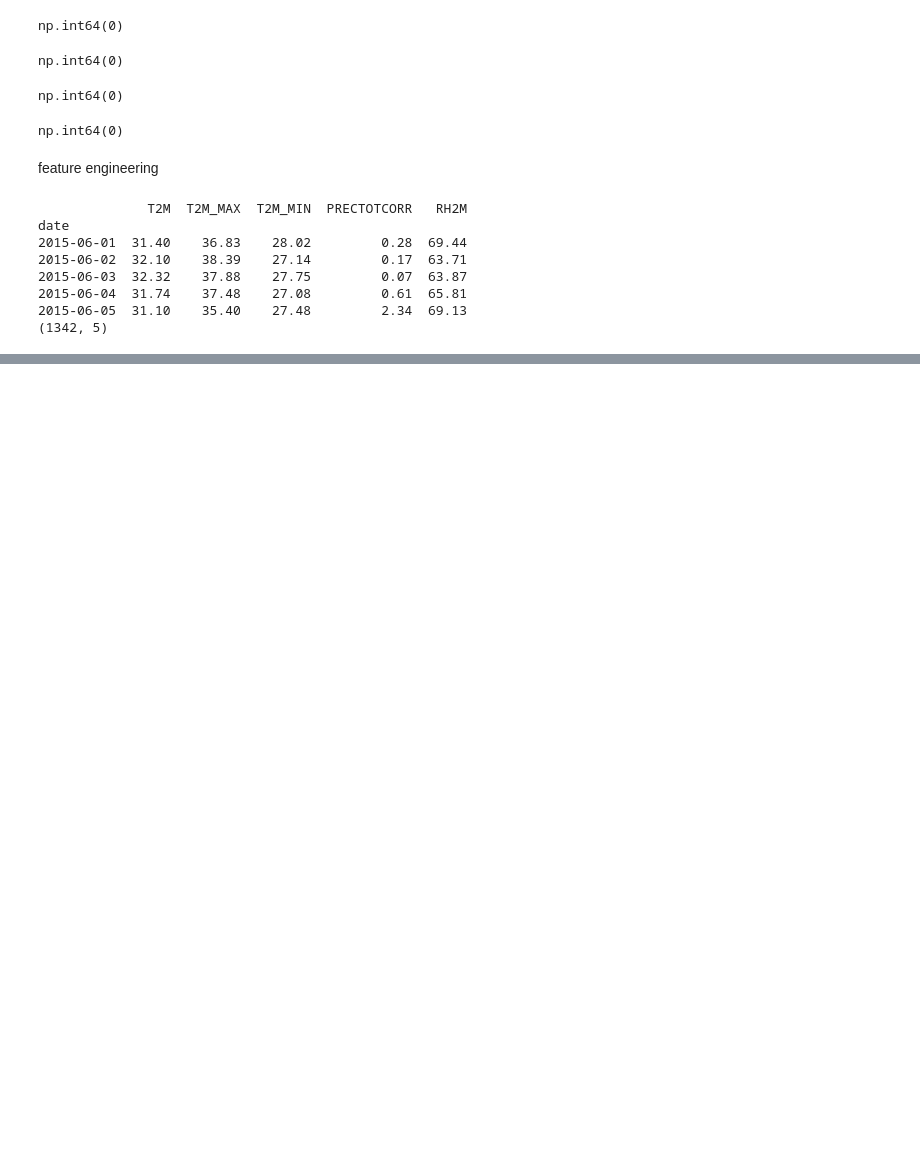
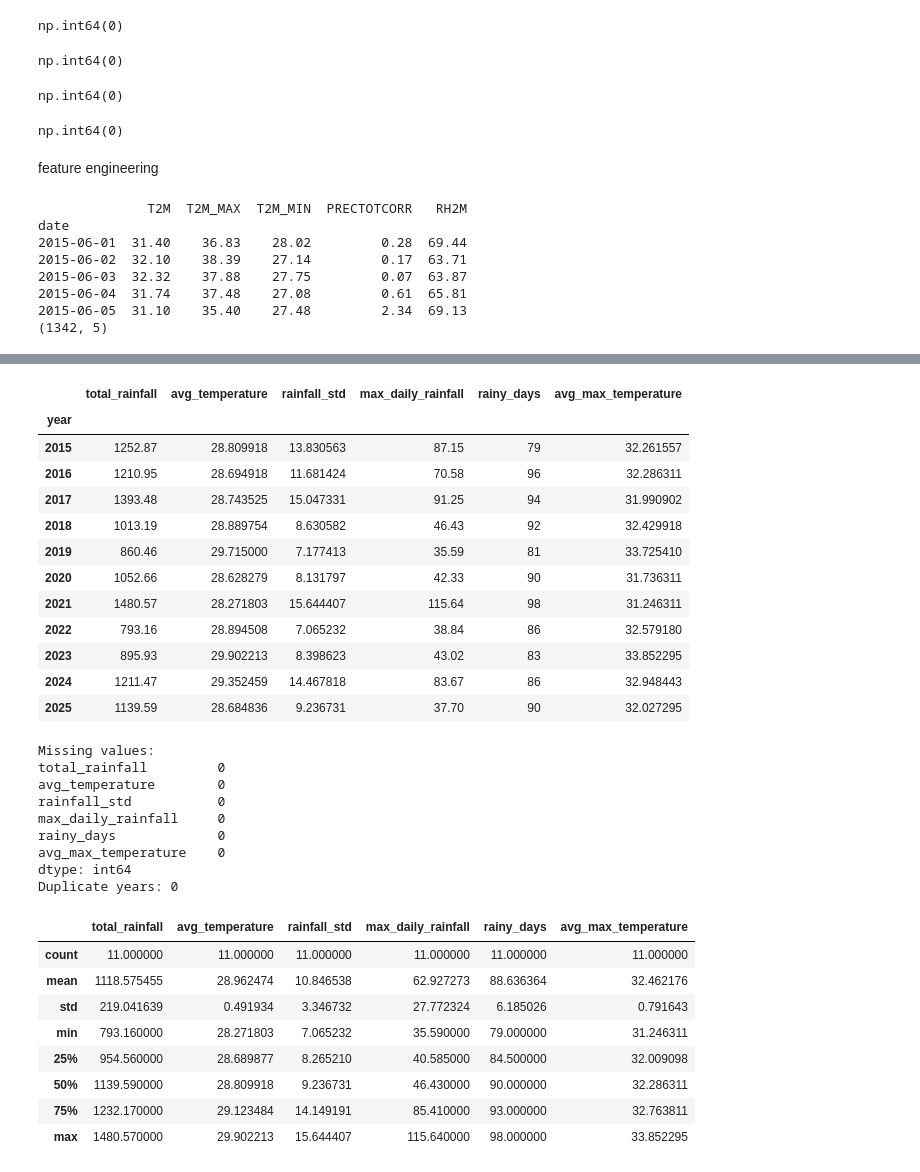
Before and after one commit to Veror245/FieldShift-AI, a Jupyter notebook: backend/ml/notebook/data_exploration.ipynb, the cells around one changed output, grey strips where cells are left out. Cells and saved outputs as stored; diff of their text form; code cells hidden in the pictures; blank space fills up the shorter version.

```diff
--- a/backend/ml/notebook/data_exploration.ipynb
+++ b/backend/ml/notebook/data_exploration.ipynb
@@ -254,0 +327,8 @@ date
+# %%
+max_rainfall = monsoon_data.groupby(
+    monsoon_data.index.year
+)["PRECTOTCORR"].max()
+
+seasonal_features["max_daily_rainfall"] = max_rainfall
+
+print(seasonal_features)
@@ -254,0 +351,8 @@ date
+# %%
+rainy_days = monsoon_data.groupby(
+    monsoon_data.index.year
+)["PRECTOTCORR"].apply(lambda x: (x >= 2.5).sum())
+
+seasonal_features["rainy_days"] = rainy_days
+
+print(seasonal_features)
@@ -254,0 +379,10 @@ date
+# %%
+
+avg_max_temp = monsoon_data.groupby(
+    monsoon_data.index.year
+)["T2M_MAX"].mean()
+
+seasonal_features["avg_max_temperature"] = avg_max_temp
+
+
+print(seasonal_features)
@@ -254,0 +407,45 @@ date
+# %%
+# Display the complete feature dataset
+display(seasonal_features)
+
+# Check missing values
+print("Missing values:")
+print(seasonal_features.isnull().sum())
+
+# Check duplicate years
+print("Duplicate years:", seasonal_features.index.duplicated().sum())
+
+# Get statistical summary
+display(seasonal_features.describe())
+# %% [output]
+|  | total_rainfall | avg_temperature | rainfall_std | max_daily_rainfall | rainy_days | avg_max_temperature |
+| year |  |  |  |  |  |  |
+| 2015 | 1252.87 | 28.809918 | 13.830563 | 87.15 | 79 | 32.261557 |
+| 2016 | 1210.95 | 28.694918 | 11.681424 | 70.58 | 96 | 32.286311 |
+| 2017 | 1393.48 | 28.743525 | 15.047331 | 91.25 | 94 | 31.990902 |
+| 2018 | 1013.19 | 28.889754 | 8.630582 | 46.43 | 92 | 32.429918 |
+| 2019 | 860.46 | 29.715000 | 7.177413 | 35.59 | 81 | 33.725410 |
+| 2020 | 1052.66 | 28.628279 | 8.131797 | 42.33 | 90 | 31.736311 |
+| 2021 | 1480.57 | 28.271803 | 15.644407 | 115.64 | 98 | 31.246311 |
+| 2022 | 793.16 | 28.894508 | 7.065232 | 38.84 | 86 | 32.579180 |
+| 2023 | 895.93 | 29.902213 | 8.398623 | 43.02 | 83 | 33.852295 |
+| 2024 | 1211.47 | 29.352459 | 14.467818 | 83.67 | 86 | 32.948443 |
+| 2025 | 1139.59 | 28.684836 | 9.236731 | 37.70 | 90 | 32.027295 |
+Missing values:
+total_rainfall         0
+avg_temperature        0
+rainfall_std           0
+max_daily_rainfall     0
+rainy_days             0
+avg_max_temperature    0
+dtype: int64
+Duplicate years: 0
+|  | total_rainfall | avg_temperature | rainfall_std | max_daily_rainfall | rainy_days | avg_max_temperature |
+| count | 11.000000 | 11.000000 | 11.000000 | 11.000000 | 11.000000 | 11.000000 |
+| mean | 1118.575455 | 28.962474 | 10.846538 | 62.927273 | 88.636364 | 32.462176 |
+| std | 219.041639 | 0.491934 | 3.346732 | 27.772324 | 6.185026 | 0.791643 |
+| min | 793.160000 | 28.271803 | 7.065232 | 35.590000 | 79.000000 | 31.246311 |
+| 25% | 954.560000 | 28.689877 | 8.265210 | 40.585000 | 84.500000 | 32.009098 |
+| 50% | 1139.590000 | 28.809918 | 9.236731 | 46.430000 | 90.000000 | 32.286311 |
+| 75% | 1232.170000 | 29.123484 | 14.149191 | 85.410000 | 93.000000 | 32.763811 |
+| max | 1480.570000 | 29.902213 | 15.644407 | 115.640000 | 98.000000 | 33.852295 |
```
Also changed, not shown: parts of 15 cells of this notebook.
